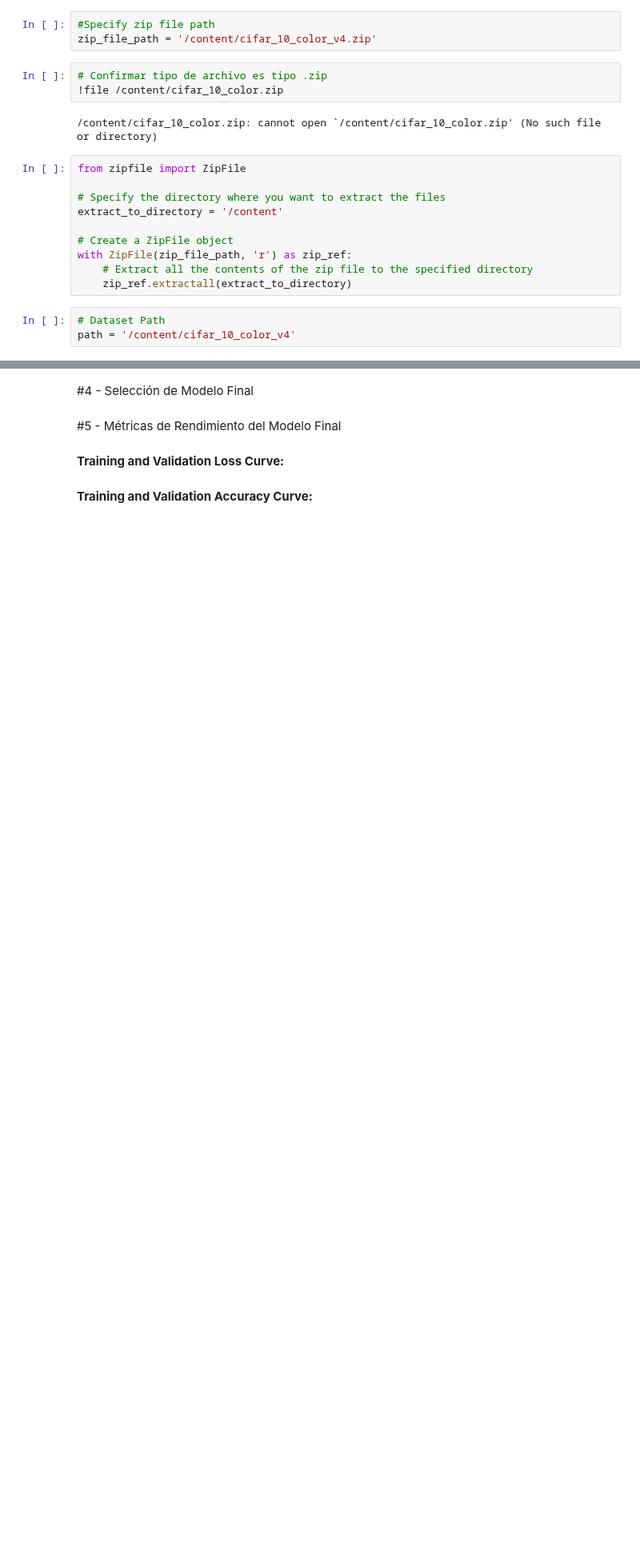
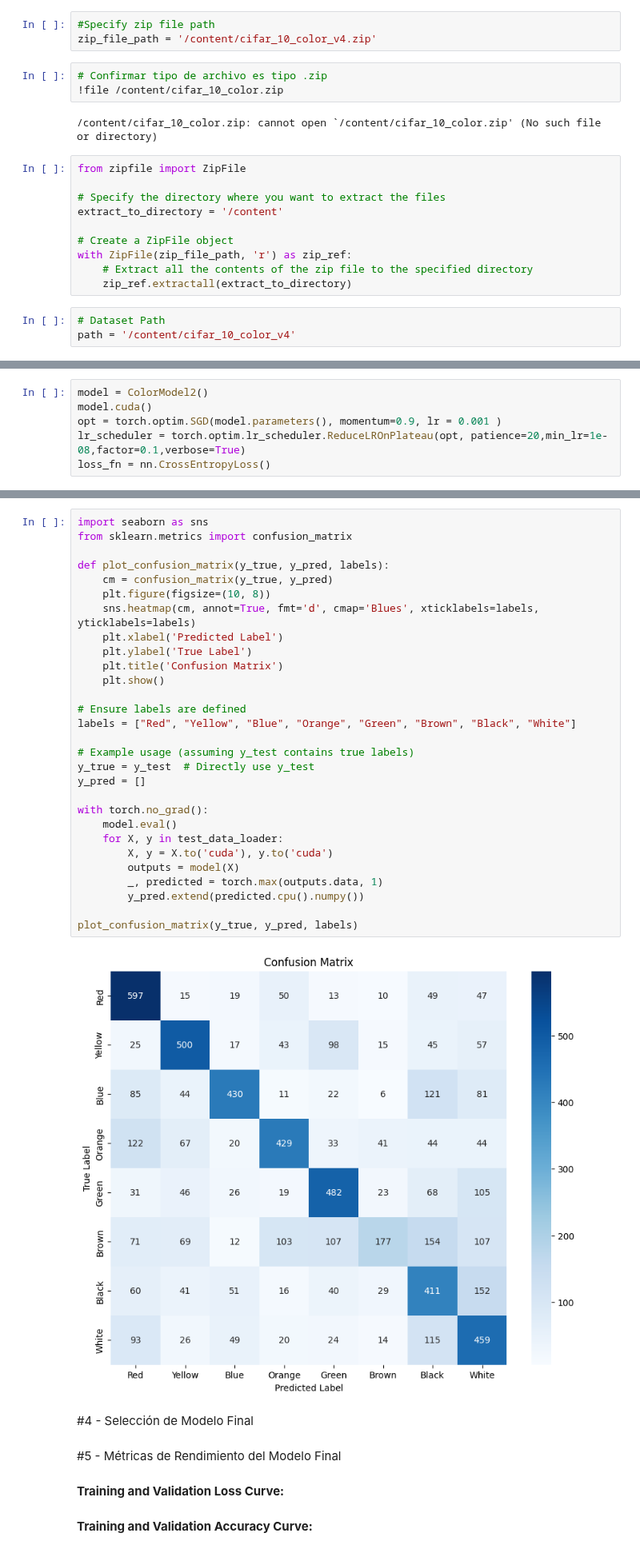
Before and after one commit to rzunick/MNA-Proyecto-Integrador-Equipo-43, a Jupyter notebook: Avance_5_Equipo_43.ipynb, the cells around one changed output, grey strips where cells are left out. Shown at 80% size. Cells and saved outputs as stored; diff of their text form; blank space fills up the shorter version.

```diff
--- a/Avance_5_Equipo_43.ipynb
+++ b/Avance_5_Equipo_43.ipynb
@@ -73,0 +244,6 @@ path = '/content/cifar_10_color_v4'
+# %%
+model = ColorModel2()
+model.cuda()
+opt = torch.optim.SGD(model.parameters(), momentum=0.9, lr = 0.001 )
+lr_scheduler = torch.optim.lr_scheduler.ReduceLROnPlateau(opt, patience=20,min_lr=1e-08,factor=0.1,verbose=True)
+loss_fn = nn.CrossEntropyLoss()
@@ -74,3 +344,34 @@ path = '/content/cifar_10_color_v4'
+# %%
+import seaborn as sns
+from sklearn.metrics import confusion_matrix
+
+def plot_confusion_matrix(y_true, y_pred, labels):
+    cm = confusion_matrix(y_true, y_pred)
+    plt.figure(figsize=(10, 8))
+    sns.heatmap(cm, annot=True, fmt='d', cmap='Blues', xticklabels=labels, yticklabels=labels)
+    plt.xlabel('Predicted Label')
+    plt.ylabel('True Label')
+    plt.title('Confusion Matrix')
+    plt.show()
+
+# Ensure labels are defined
+labels = ["Red", "Yellow", "Blue", "Orange", "Green", "Brown", "Black", "White"]
+
+# Example usage (assuming y_test contains true labels)
+y_true = y_test  # Directly use y_test
+y_pred = []
+
+with torch.no_grad():
+    model.eval()
+    for X, y in test_data_loader:
+        X, y = X.to('cuda'), y.to('cuda')
+        outputs = model(X)
+        _, predicted = torch.max(outputs.data, 1)
+        y_pred.extend(predicted.cpu().numpy())
+
+plot_confusion_matrix(y_true, y_pred, labels)
+# %% [output]
+[figure, added]
 # %% [markdown]
 #4 - Selección de Modelo Final
 # %% [markdown]
```
Also changed, not shown: parts of 16 cells of this notebook.
